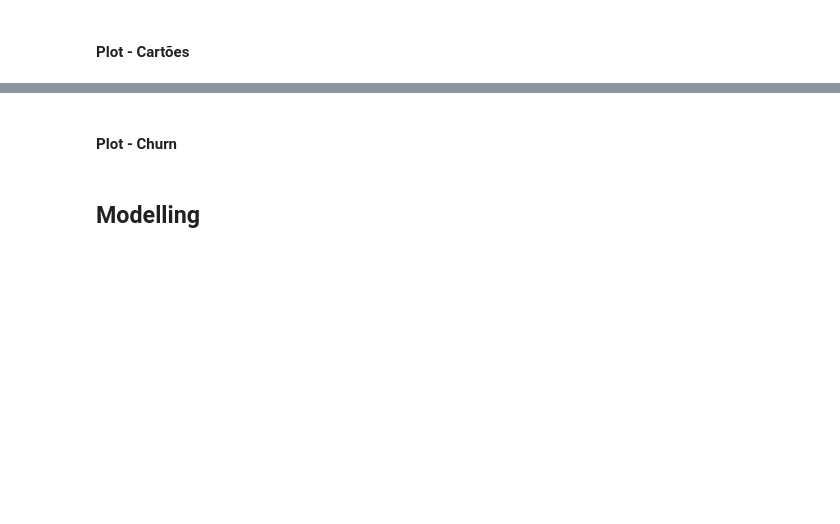
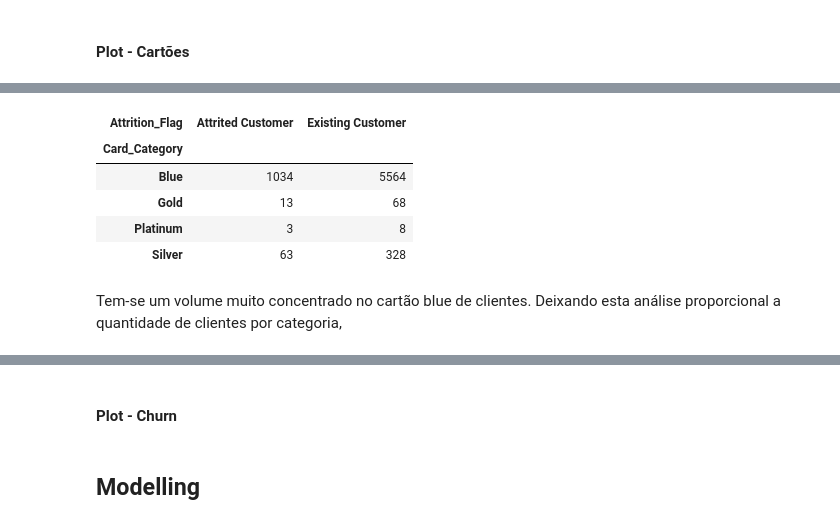
Before and after one commit to rfprates/modelo_classificacao_churn_banco, a Jupyter notebook: case_churn_bancos.ipynb, the cells around one changed output, grey strips where cells are left out. Saved outputs shown, nothing was run; the diff lists cells and outputs as text; code cells hidden in the pictures; blank space fills up the shorter version.

```diff
--- a/case_churn_bancos.ipynb
+++ b/case_churn_bancos.ipynb
@@ -290,0 +319,12 @@ pie_charts(df = base_dados, col = 'Card_Category')
+# %%
+churn_by_card = pd.crosstab(index = base_dados['Card_Category'], columns = base_dados['Attrition_Flag'])
+churn_by_card
+# %% [output]
+| Attrition_Flag | Attrited Customer | Existing Customer |
+| Card_Category |  |  |
+| Blue | 1034 | 5564 |
+| Gold | 13 | 68 |
+| Platinum | 3 | 8 |
+| Silver | 63 | 328 |
+# %% [markdown]
+Tem-se um volume muito concentrado no cartão blue de clientes. Deixando esta análise proporcional a quantidade de clientes por categoria,
```
Also changed, not shown: parts of 30 cells of this notebook.
